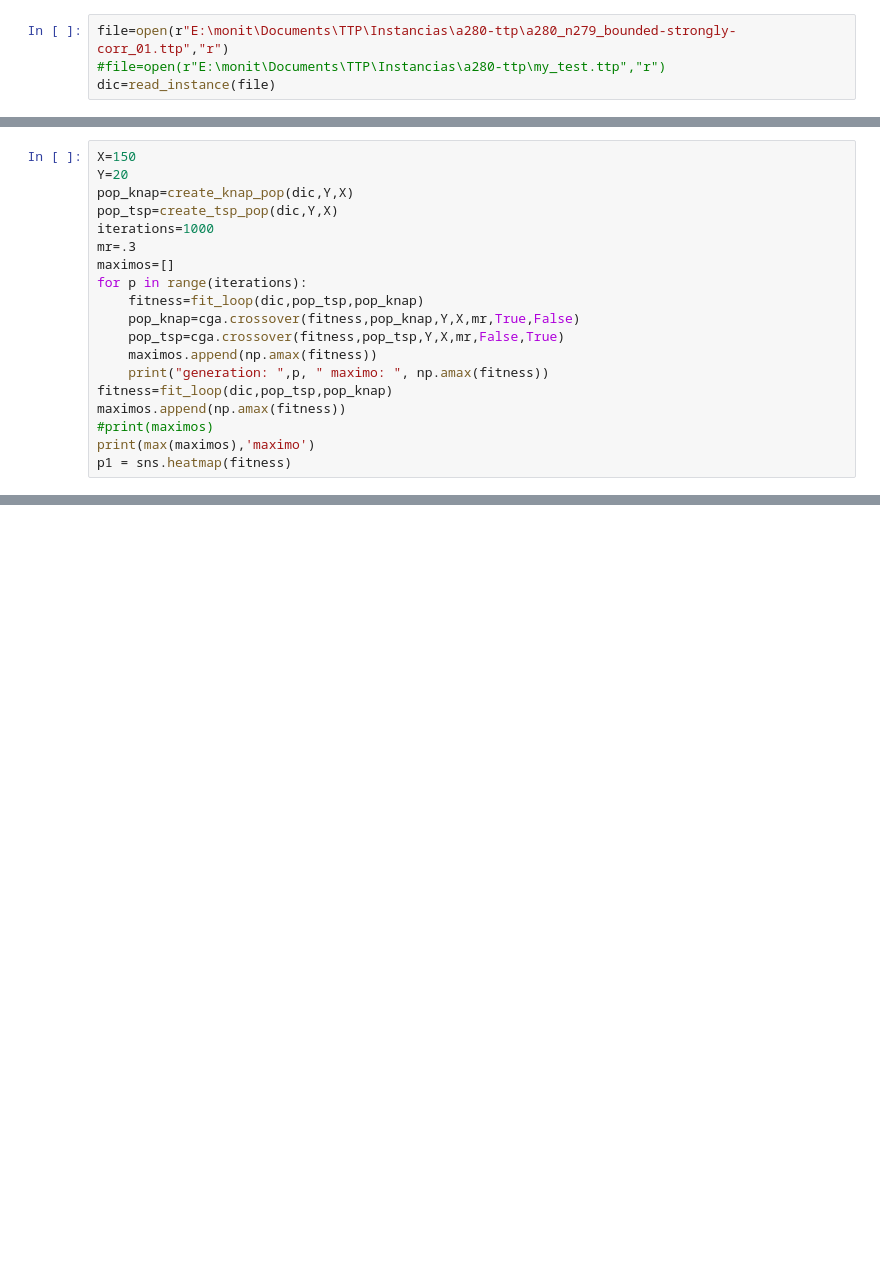
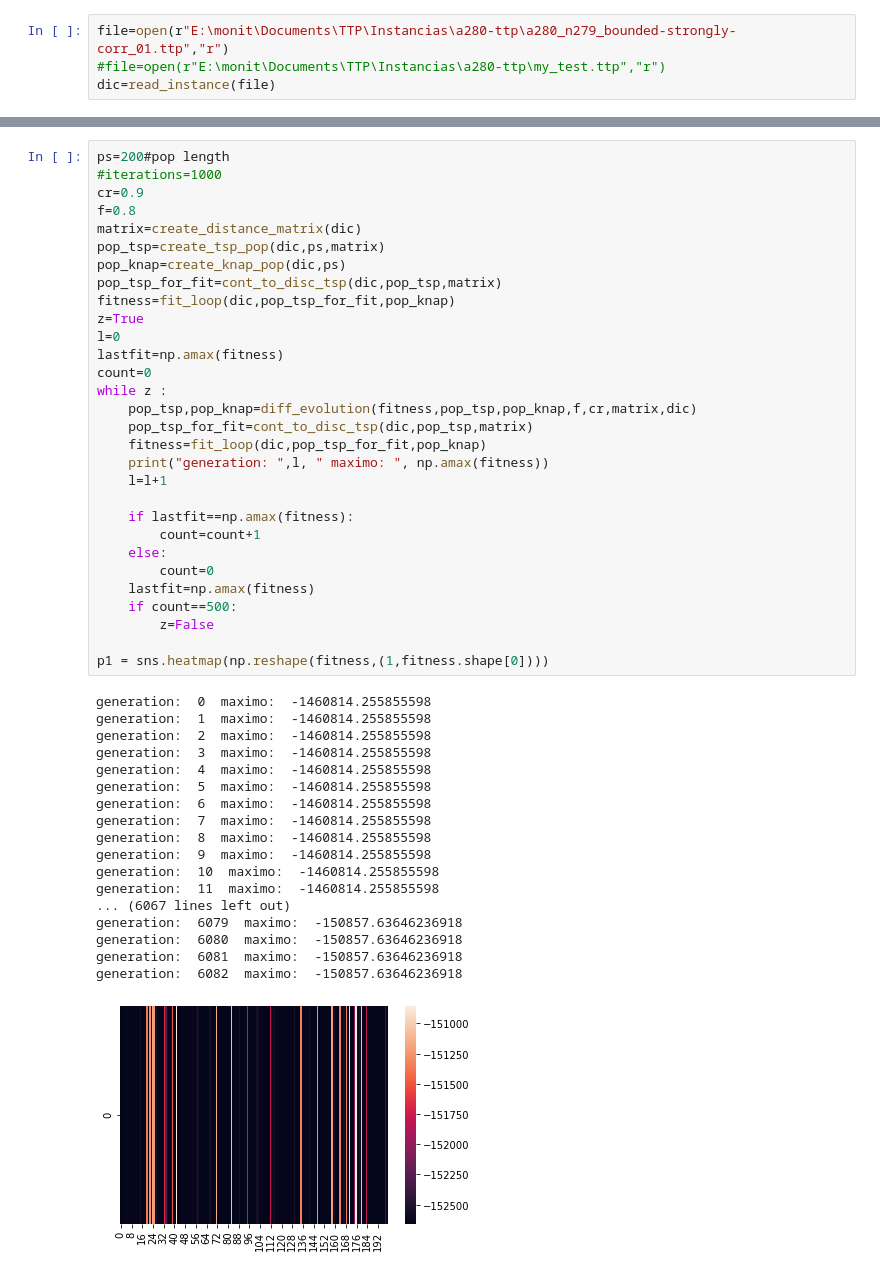
Before and after one commit to JorgeMariles/TTP, a Jupyter notebook: Programs/TTP_DE.ipynb, the cells around one changed output, grey strips where cells are left out. Saved outputs shown, nothing was run; the diff lists cells and outputs as text; blank space fills up the shorter version.

```diff
--- a/Programs/TTP_DE.ipynb
+++ b/Programs/TTP_DE.ipynb
@@ -40,20 +77 @@ def fit_loop(dic,pop_tsp,pop_knap):
     return fitness
-# %%
-X=150
-Y=20
-pop_knap=create_knap_pop(dic,Y,X)
-pop_tsp=create_tsp_pop(dic,Y,X)
-iterations=1000
-mr=.3
-maximos=[]
-for p in range(iterations):
-    fitness=fit_loop(dic,pop_tsp,pop_knap)
-    pop_knap=cga.crossover(fitness,pop_knap,Y,X,mr,True,False)
-    pop_tsp=cga.crossover(fitness,pop_tsp,Y,X,mr,False,True)
-    maximos.append(np.amax(fitness))
-    print("generation: ",p, " maximo: ", np.amax(fitness))
-fitness=fit_loop(dic,pop_tsp,pop_knap)
-maximos.append(np.amax(fitness))
-#print(maximos)
-print(max(maximos),'maximo')
-p1 = sns.heatmap(fitness)
@@ -97,0 +122,49 @@ NameError: name 'dim' is not defined
+# %%
+ps=200#pop length
+#iterations=1000
+cr=0.9
+f=0.8
+matrix=create_distance_matrix(dic)
+pop_tsp=create_tsp_pop(dic,ps,matrix)
+pop_knap=create_knap_pop(dic,ps)
+pop_tsp_for_fit=cont_to_disc_tsp(dic,pop_tsp,matrix)
+fitness=fit_loop(dic,pop_tsp_for_fit,pop_knap)
+z=True
+l=0
+lastfit=np.amax(fitness)
+count=0
+while z :
+    pop_tsp,pop_knap=diff_evolution(fitness,pop_tsp,pop_knap,f,cr,matrix,dic)
+    pop_tsp_for_fit=cont_to_disc_tsp(dic,pop_tsp,matrix)
+    fitness=fit_loop(dic,pop_tsp_for_fit,pop_knap)
+    print("generation: ",l, " maximo: ", np.amax(fitness))
+    l=l+1
+
+    if lastfit==np.amax(fitness):
+        count=count+1
+    else:
+        count=0
+    lastfit=np.amax(fitness)
+    if count==500:
+        z=False
+
+p1 = sns.heatmap(np.reshape(fitness,(1,fitness.shape[0])))
+# %% [output]
+generation:  0  maximo:  -1460814.255855598
+generation:  1  maximo:  -1460814.255855598
+generation:  2  maximo:  -1460814.255855598
+generation:  3  maximo:  -1460814.255855598
+generation:  4  maximo:  -1460814.255855598
+generation:  5  maximo:  -1460814.255855598
+generation:  6  maximo:  -1460814.255855598
+generation:  7  maximo:  -1460814.255855598
+generation:  8  maximo:  -1460814.255855598
+generation:  9  maximo:  -1460814.255855598
+generation:  10  maximo:  -1460814.255855598
+generation:  11  maximo:  -1460814.255855598
+... (6067 lines left out)
+generation:  6079  maximo:  -150857.63646236918
+generation:  6080  maximo:  -150857.63646236918
+generation:  6081  maximo:  -150857.63646236918
+generation:  6082  maximo:  -150857.63646236918
+[figure, added]
```
Also changed, not shown: parts of 10 cells of this notebook, 4 other files.
